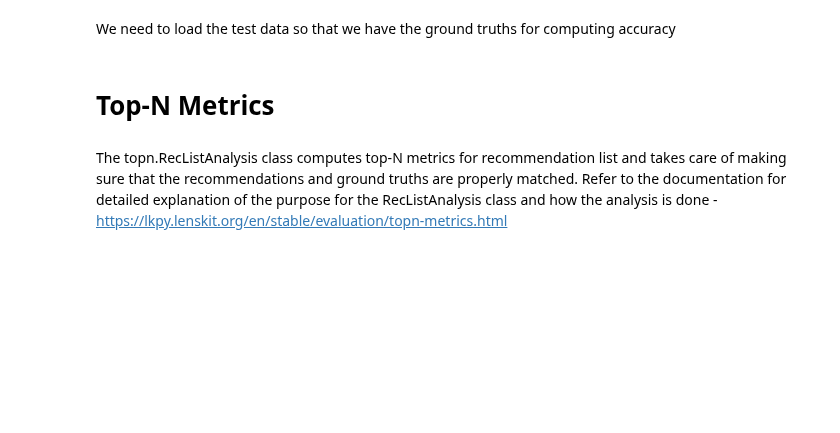
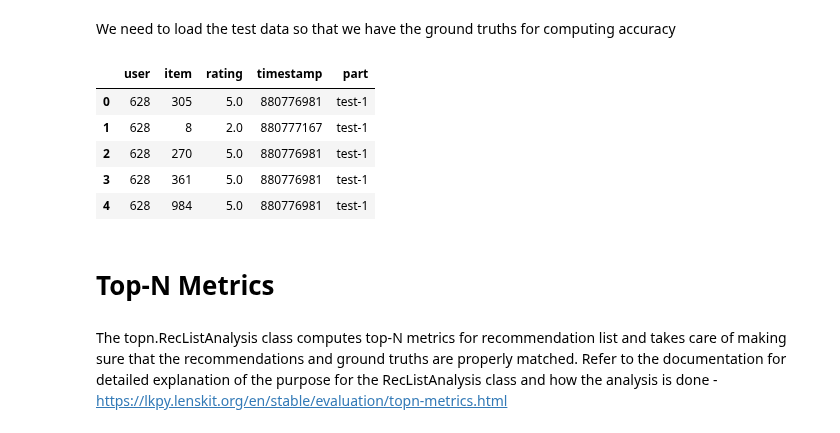
Before and after one commit to lenskit/lk-demo-experiment, a Jupyter notebook: eval-report.ipynb, the cells around one changed output. Drawn from its saved outputs; the diff is of its cells as text; code cells hidden in the pictures; blank space fills up the shorter version.

```diff
--- a/eval-report.ipynb
+++ b/eval-report.ipynb
@@ -74,11 +106,21 @@ split_root = Path("data-split")
 split_dir = split_root / dataset
 # %%
 test = []
-for file in split_dir.glob("test-*.csv.gz"):
-    test.append(pd.read_csv(file, sep=',', index_col='index').assign(part=file.stem.replace('.csv', '')))
+for file in split_dir.glob("test-*.parquet"):
+    test.append(pd.read_parquet(file,).assign(part=file.stem.replace('.parquet', '')))
 
-test = pd.concat(test)
+test = pd.concat(test).rename(columns={
+    'user_id': 'user',
+    'item_id': 'item',
+})
 test.head()
+# %% [output]
+|  | user | item | rating | timestamp | part |
+| 0 | 628 | 305 | 5.0 | 880776981 | test-1 |
+| 1 | 628 | 8 | 2.0 | 880777167 | test-1 |
+| 2 | 628 | 270 | 5.0 | 880776981 | test-1 |
+| 3 | 628 | 361 | 5.0 | 880776981 | test-1 |
+| 4 | 628 | 984 | 5.0 | 880776981 | test-1 |
 # %% [markdown]
 # Top-N Metrics
 # %% [markdown]
```
Also changed, not shown: parts of 26 cells of this notebook, 1 other file.
